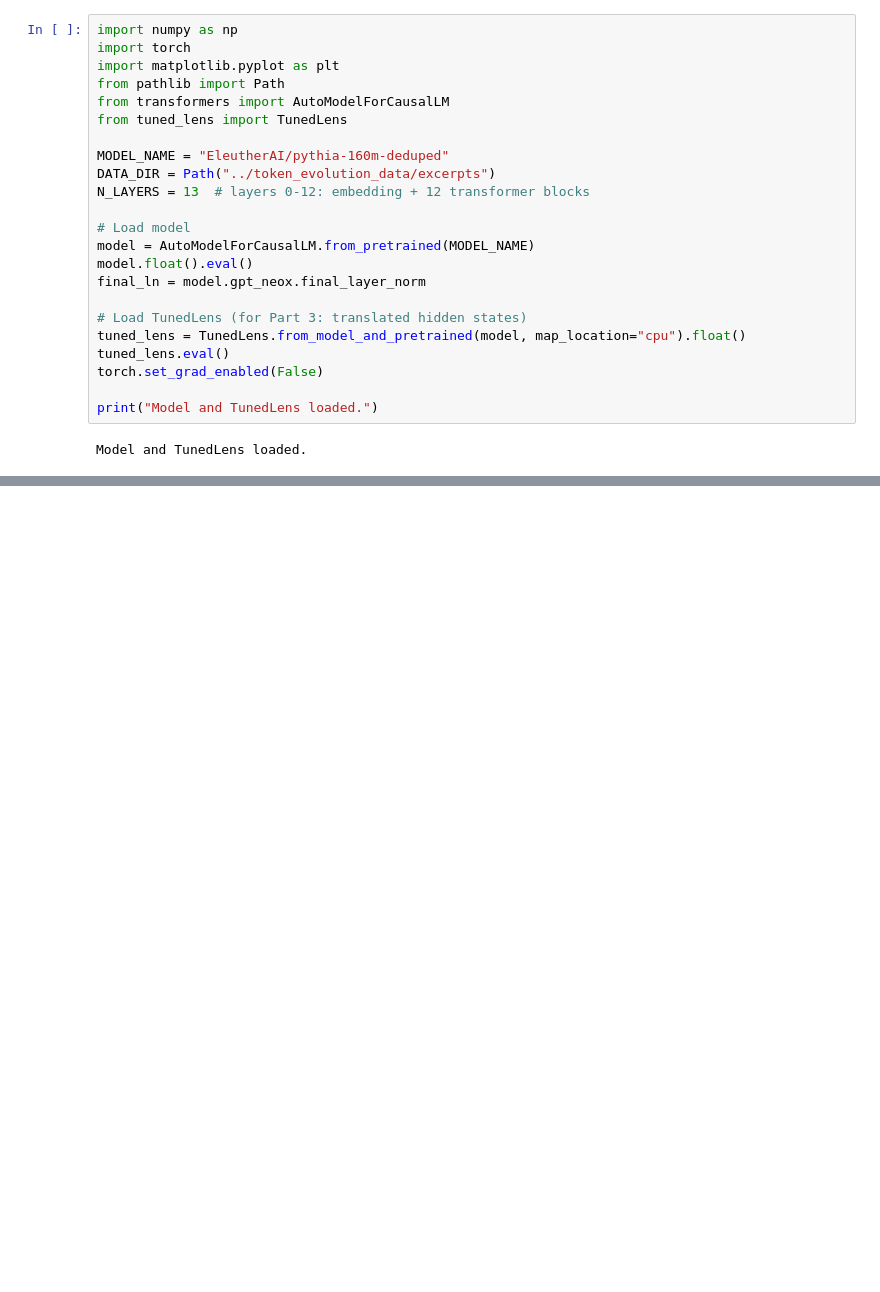
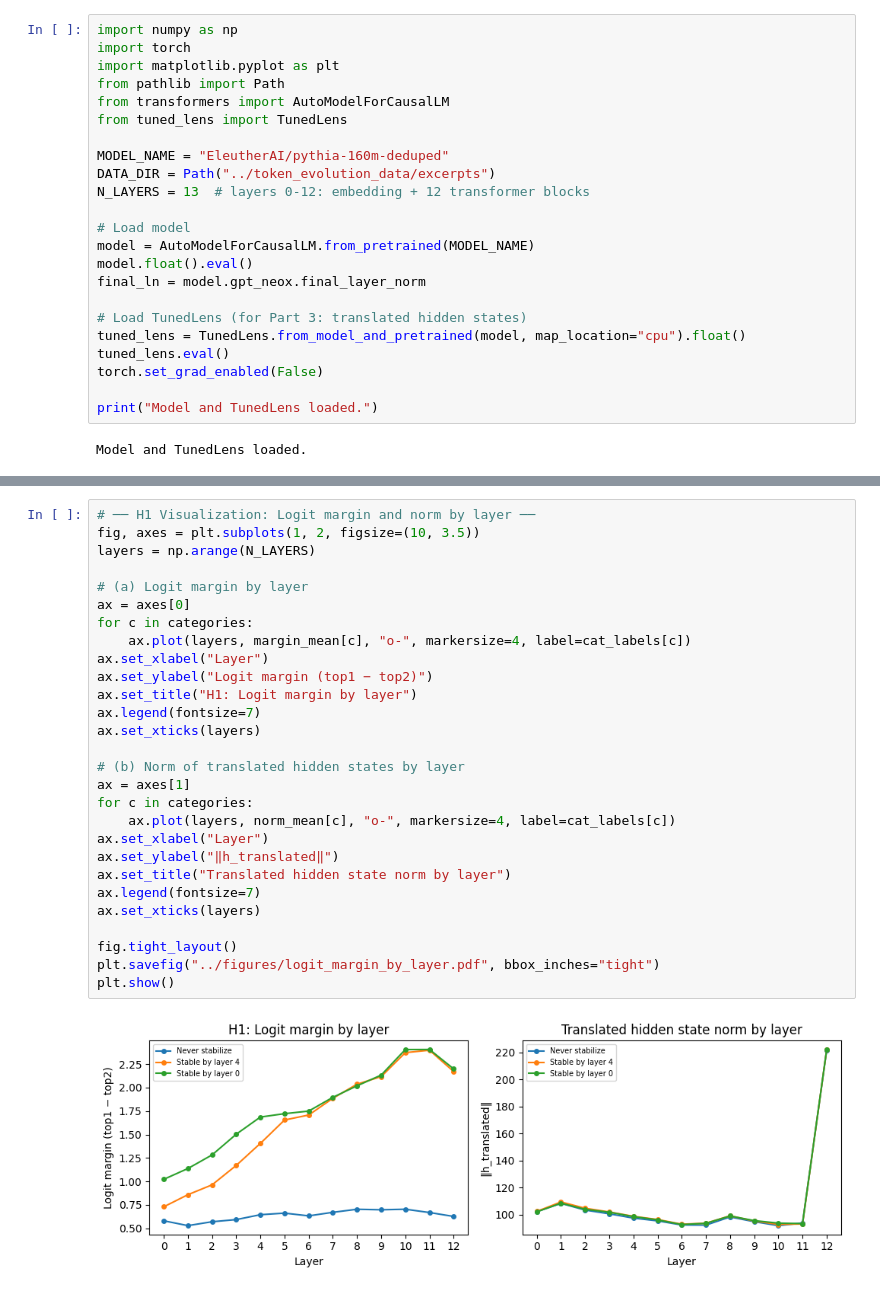
Before and after one commit to ychnli/depth-routing, a Jupyter notebook: notebooks/hidden_layer_cosine_analysis.ipynb, the cells around one changed output, grey strips where cells are left out. Cells and saved outputs as stored; diff of their text form; blank space fills up the shorter version.

```diff
--- a/notebooks/hidden_layer_cosine_analysis.ipynb
+++ b/notebooks/hidden_layer_cosine_analysis.ipynb
@@ -153,0 +898,30 @@ plt.show()
+# %%
+# ── H1 Visualization: Logit margin and norm by layer ──
+fig, axes = plt.subplots(1, 2, figsize=(10, 3.5))
+layers = np.arange(N_LAYERS)
+
+# (a) Logit margin by layer
+ax = axes[0]
+for c in categories:
+    ax.plot(layers, margin_mean[c], "o-", markersize=4, label=cat_labels[c])
+ax.set_xlabel("Layer")
+ax.set_ylabel("Logit margin (top1 − top2)")
+ax.set_title("H1: Logit margin by layer")
+ax.legend(fontsize=7)
+ax.set_xticks(layers)
+
+# (b) Norm of translated hidden states by layer
+ax = axes[1]
+for c in categories:
+    ax.plot(layers, norm_mean[c], "o-", markersize=4, label=cat_labels[c])
+ax.set_xlabel("Layer")
+ax.set_ylabel("‖h_translated‖")
+ax.set_title("Translated hidden state norm by layer")
+ax.legend(fontsize=7)
+ax.set_xticks(layers)
+
+fig.tight_layout()
+plt.savefig("../figures/logit_margin_by_layer.pdf", bbox_inches="tight")
+plt.show()
+# %% [output]
+[figure, added]
```
Also changed, not shown: parts of 46 cells of this notebook, 16 other files.
